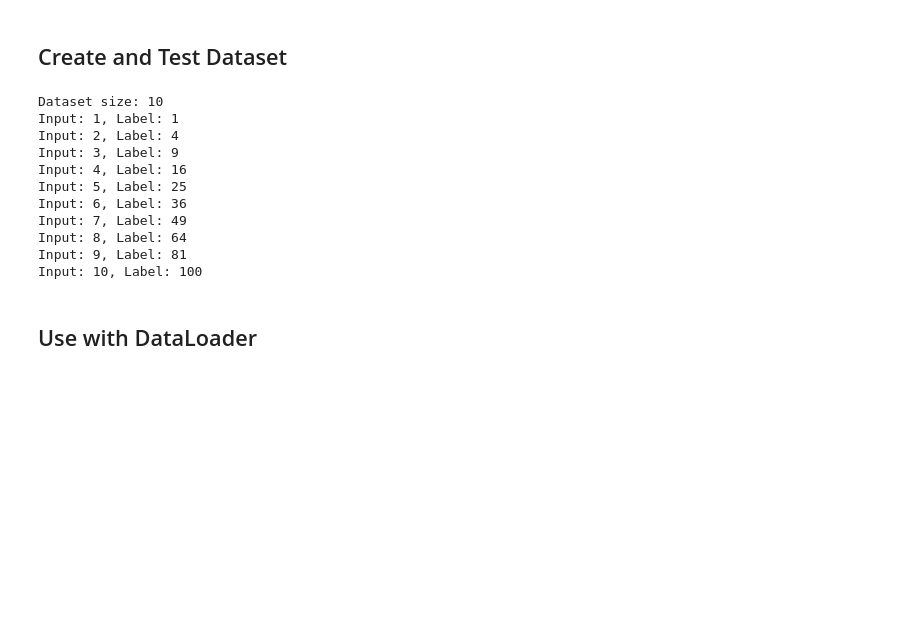
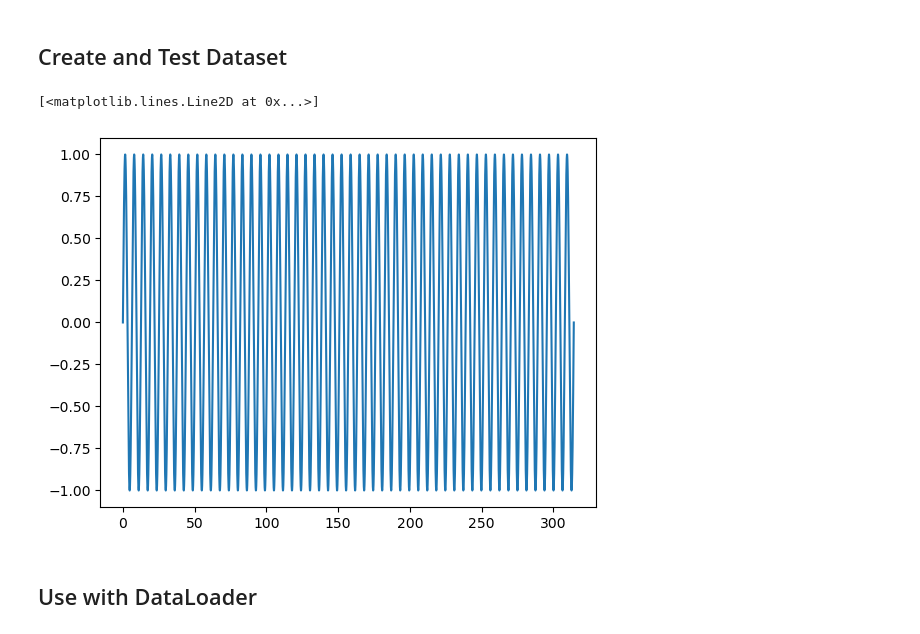
Before and after one commit to maxtost10/Playground-vs, a Jupyter notebook: Torch_Dataset.ipynb, the cells around one changed output. Cells and saved outputs as stored; diff of their text form; code cells hidden in the pictures; blank space fills up the shorter version.

```diff
--- a/Torch_Dataset.ipynb
+++ b/Torch_Dataset.ipynb
@@ -3,8 +3,10 @@
 # %%
 import torch
 from torch.utils.data import Dataset
+import numpy as np
+import matplotlib.pyplot as plt
 
-class SquareDataset(Dataset):
+class SinDataset(Dataset):
     def __init__(self, data):
         """
         Initialize the dataset with the data.
@@ -13,6 +15,8 @@ class SquareDataset(Dataset):
             data (list or array-like): List of numbers to use as data.
         """
         self.data = data
+        self.x = data
+        self.y = np.sin(data)
 
     def __len__(self):
         """
@@ -31,32 +35,18 @@ class SquareDataset(Dataset):
             tuple: (data, label) where label is the square of the data.
         """
         x = self.data[idx]  # Get the input data
-        y = x ** 2          # Label is the square of the input
+        y = np.sin(x)         # Label is the square of the input
         return x, y
 # %% [markdown]
 ## Create and Test Dataset
 # %%
 # Create an instance of the dataset
-numbers = list(range(1, 11))  # Data: [1, 2, 3, ..., 10]
-dataset = SquareDataset(numbers)
-
-# Test the dataset
-print(f"Dataset size: {len(dataset)}")  # Should print: 10
-for i in range(len(dataset)):
-    x, y = dataset[i]
-    print(f"Input: {x}, Label: {y}")
+numbers = np.linspace(0, 100*np.pi, 100000)  # Data: [1, 2, 3, ..., 10]
+dataset = SinDataset(numbers)
+plt.plot(dataset.x, dataset.y)
 # %% [output]
-Dataset size: 10
-Input: 1, Label: 1
-Input: 2, Label: 4
-Input: 3, Label: 9
-Input: 4, Label: 16
-Input: 5, Label: 25
-Input: 6, Label: 36
-Input: 7, Label: 49
-Input: 8, Label: 64
-Input: 9, Label: 81
-Input: 10, Label: 100
+[<matplotlib.lines.Line2D at 0x...>]
+[figure, added]
 # %% [markdown]
 ## Use with DataLoader
 # %%
```
Also changed, not shown: parts of 14 cells of this notebook.
